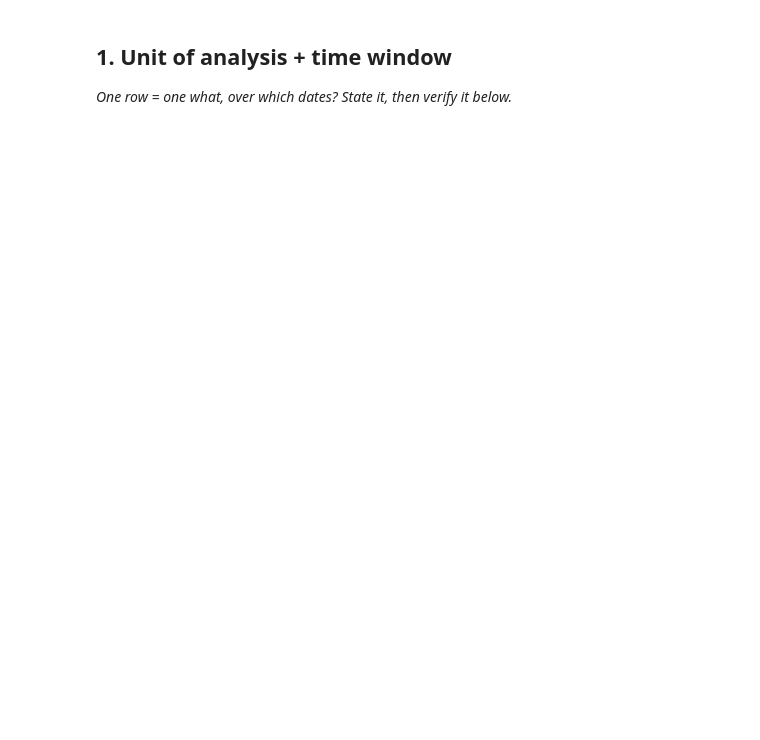
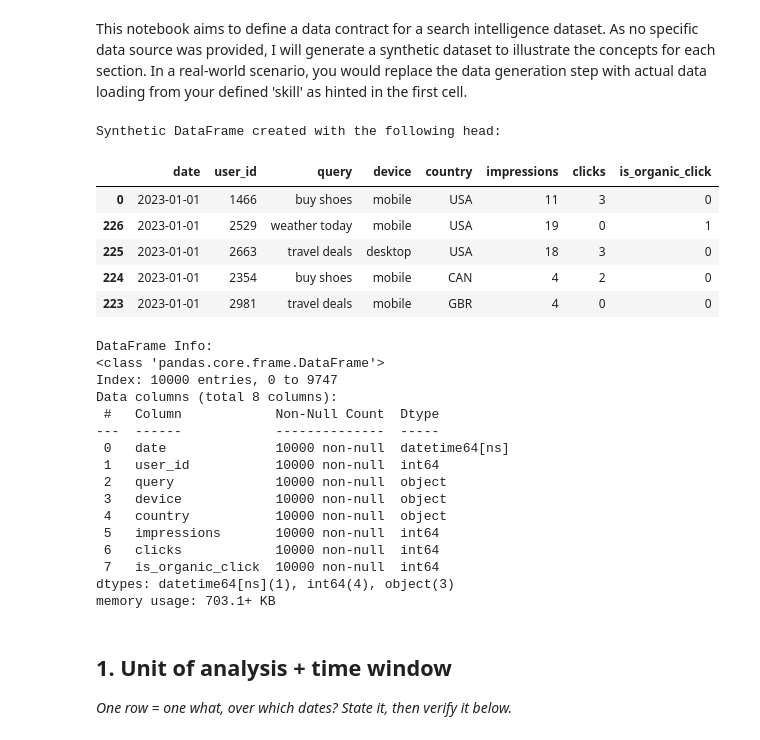
Before and after one commit to asad-raza-929/Flyrank_Internship_ml, a Jupyter notebook: work/notebooks/w03_data_contract.ipynb, the cells around one changed output. Cells and saved outputs as stored; diff of their text form; code cells hidden in the pictures; blank space fills up the shorter version.

```diff
--- a/work/notebooks/w03_data_contract.ipynb
+++ b/work/notebooks/w03_data_contract.ipynb
@@ -6,6 +6,69 @@
 This skeleton is yours to fill. Work the sections **in order** — each one has a one-line hint. Simple words, honest numbers.
 
 > Working with an AI assistant? Tell it to read `skills/README.md` first and load the one skill this assignment names on its card.
+# %% [markdown]
+This notebook aims to define a data contract for a search intelligence dataset. As no specific data source was provided, I will generate a synthetic dataset to illustrate the concepts for each section. In a real-world scenario, you would replace the data generation step with actual data loading from your defined 'skill' as hinted in the first cell.
+# %%
+import pandas as pd
+import numpy as np
+
+# Set a random seed for reproducibility
+np.random.seed(42)
+
+# Generate synthetic data for a search intelligence context
+num_records = 10000
+dates = pd.to_datetime(pd.date_range(start='2023-01-01', periods=30, freq='D').to_numpy().reshape(-1, 1).repeat(num_records // 30, axis=0).flatten()[:num_records])
+
+# Ensure all dates are within the initial 30 day range by adjusting total records slightly
+if len(dates) < num_records:
+    dates = np.concatenate([dates, pd.to_datetime(pd.date_range(start='2023-01-01', periods=30, freq='D'))[np.random.randint(0, 30, num_records - len(dates))]])
+
+data = {
+    'date': dates,
+    'user_id': np.random.randint(1000, 5000, num_records),
+    'query': np.random.choice(['buy shoes', 'best laptop', 'how to cook', 'travel deals', 'weather today', 'news headlines'], num_records),
+    'device': np.random.choice(['mobile', 'desktop', 'tablet'], num_records, p=[0.6, 0.3, 0.1]),
+    'country': np.random.choice(['USA', 'CAN', 'GBR', 'DEU'], num_records, p=[0.5, 0.2, 0.15, 0.15]),
+    'impressions': np.random.randint(1, 20, num_records),
+    'clicks': np.random.randint(0, 5, num_records),
+    'is_organic_click': np.random.choice([0, 1], num_records, p=[0.7, 0.3]) # 0 for non-organic, 1 for organic
+}
+
+df = pd.DataFrame(data)
+
+# Ensure clicks are less than or equal to impressions
+df['clicks'] = df.apply(lambda row: min(row['clicks'], row['impressions']), axis=1)
+
+df.sort_values(by='date', inplace=True)
+
+print("Synthetic DataFrame created with the following head:")
+display(df.head())
+print("\nDataFrame Info:")
+df.info()
+# %% [output]
+Synthetic DataFrame created with the following head:
+|  | date | user_id | query | device | country | impressions | clicks | is_organic_click |
+| 0 | 2023-01-01 | 1466 | buy shoes | mobile | USA | 11 | 3 | 0 |
+| 226 | 2023-01-01 | 2529 | weather today | mobile | USA | 19 | 0 | 1 |
+| 225 | 2023-01-01 | 2663 | travel deals | desktop | USA | 18 | 3 | 0 |
+| 224 | 2023-01-01 | 2354 | buy shoes | mobile | CAN | 4 | 2 | 0 |
+| 223 | 2023-01-01 | 2981 | travel deals | mobile | GBR | 4 | 0 | 0 |
+DataFrame Info:
+<class 'pandas.core.frame.DataFrame'>
+Index: 10000 entries, 0 to 9747
+Data columns (total 8 columns):
+ #   Column            Non-Null Count  Dtype
+---  ------            --------------  -----
+ 0   date              10000 non-null  datetime64[ns]
+ 1   user_id           10000 non-null  int64
+ 2   query             10000 non-null  object
+ 3   device            10000 non-null  object
+ 4   country           10000 non-null  object
+ 5   impressions       10000 non-null  int64
+ 6   clicks            10000 non-null  int64
+ 7   is_organic_click  10000 non-null  int64
+dtypes: datetime64[ns](1), int64(4), object(3)
+memory usage: 703.1+ KB
 # %% [markdown]
 ## 1. Unit of analysis + time window
 
```
Also changed, not shown: parts of 8 cells of this notebook.
